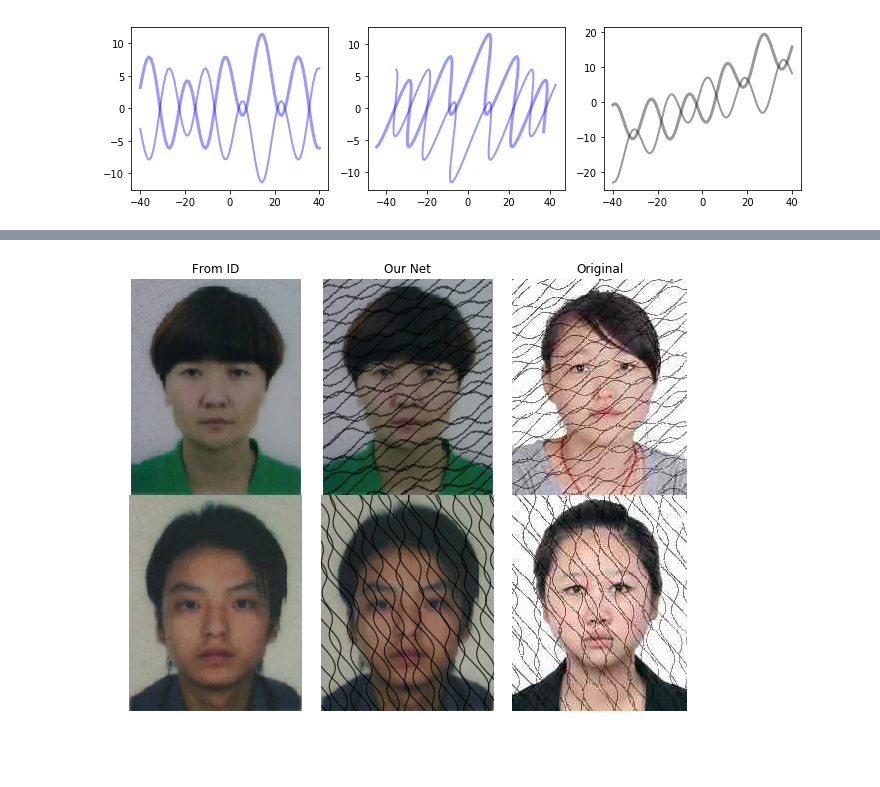
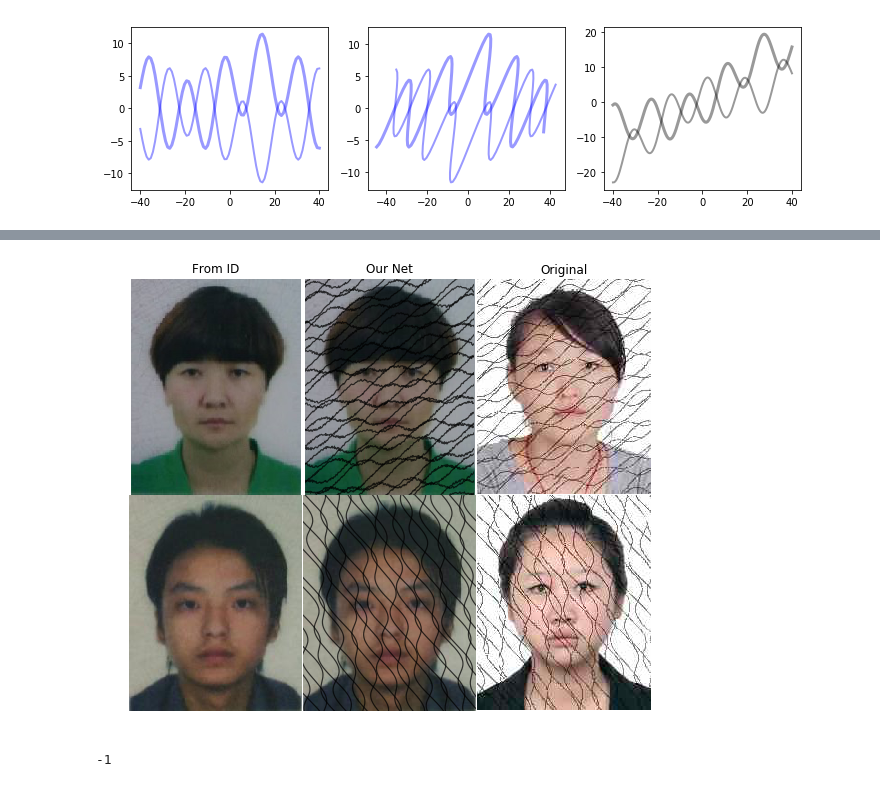
Before and after one commit to bholdmanny/GAN_Mesh, a Jupyter notebook: Curves.ipynb, the cells around one changed output, grey strips where cells are left out. Saved outputs shown, nothing was run; the diff lists cells and outputs as text; code cells hidden in the pictures.

```diff
--- a/Curves.ipynb
+++ b/Curves.ipynb
@@ -276,21 +278,21 @@ savefig("E:/Test/out3.jpg"); show()
 # %%
 # Test Type4:
-figure(figsize=(8,6));
+figure(figsize=(7.25,6));
 
 im = imread("E:/Test/111.jpg");
 im2 = imread("E:/Test/N4.2.jpg");
 subplot(2,3,1); imshow(im); axis("off"); title("From ID");
 subplot(2,3,2); Add2Im(im, tp=-8, ro=0.25, gap=1.6); title("Our Net");
 subplot(2,3,3); imshow(im2); axis("off"); title("Original");
 im = imread("E:/Test/222.jpg");
 im2 = imread("E:/Test/N4.4.jpg");
 subplot(2,3,4); imshow(im); axis("off");
 subplot(2,3,5); Add2Im(im, tp=8, ro=-0.26, gap=1.7);
 subplot(2,3,6); imshow(im2); axis("off");
 
 savefig("E:/Test/out4.jpg"); show()
 # %% [output]
-[figure, old version]
+[figure, new version]
 # %%
 # Test Save2Im:
 org = "E:/FacePic/WebFace";
@@ -298,0 +301,5 @@ Batch_Save2Im(org, mod=2, mk=mask)
+# %%
+im = imread("E:/FacePic/WebFace2/0000045/002_6_m.png");
+cv2.imshow("sdad",im); cv2.waitKey(0)
+# %% [output]
+-1
```
Also changed, not shown: parts of 6 cells of this notebook, 1 other file.
